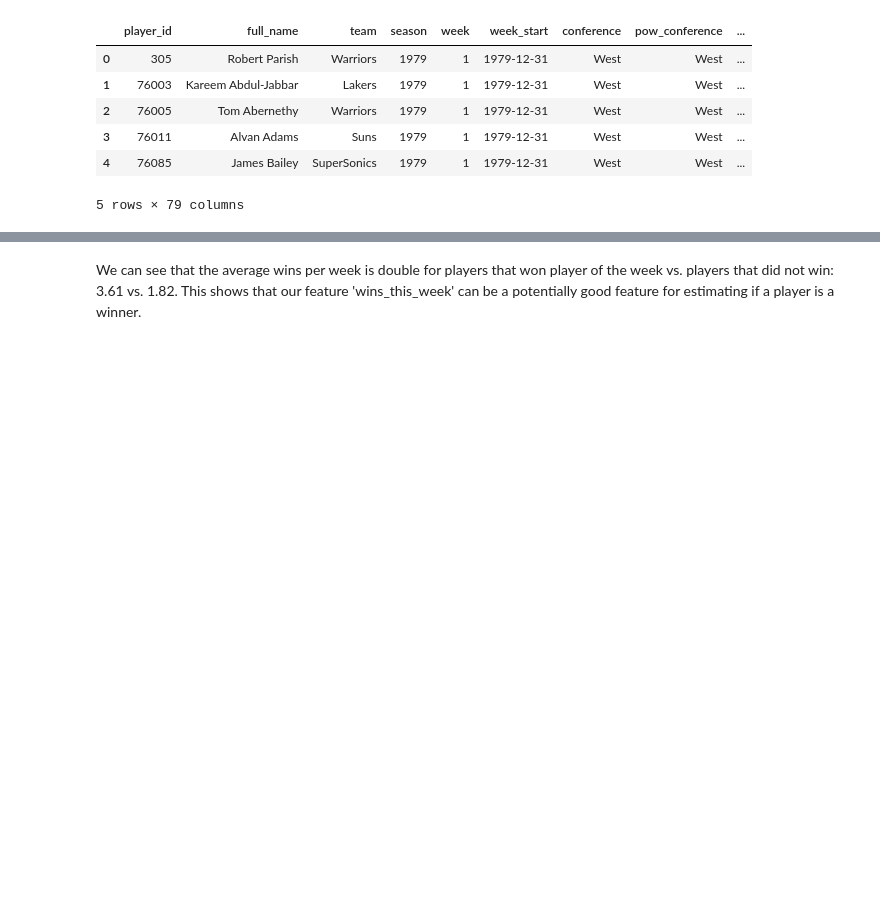
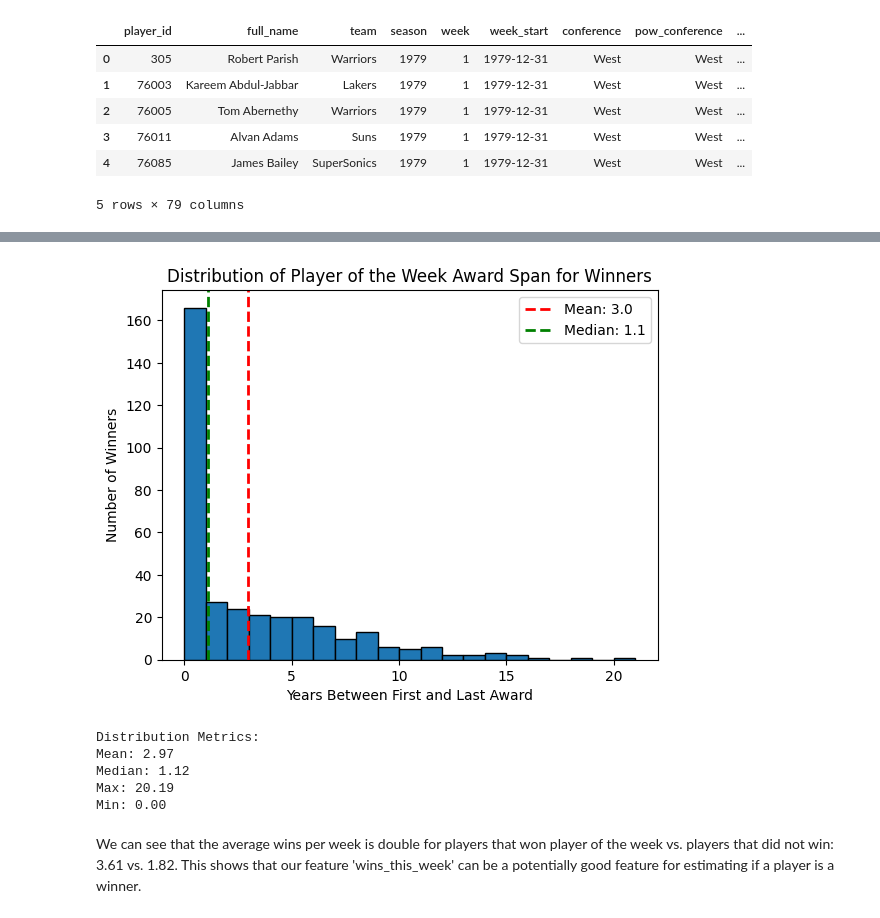
Before and after one commit to dejiandrew/nba-award-predictor, a Jupyter notebook: notebooks/game_EDA.ipynb, the cells around one changed output, grey strips where cells are left out. Saved outputs shown, nothing was run; the diff lists cells and outputs as text; code cells hidden in the pictures; blank space fills up the shorter version.

```diff
--- a/notebooks/game_EDA.ipynb
+++ b/notebooks/game_EDA.ipynb
@@ -54,2 +79,37 @@ Non-PoW avg wins: 1.82
+# %%
+# Distribution of time span of first to last player of the week award for winners
+pow_winners['award_week'] = pd.to_datetime(pow_winners['week_start'])
+award_span = pow_winners.groupby('full_name')['award_week'].agg(lambda x: (x.max() - x.min()).days / 365) # Calculates year(s)
+
+mean_span = award_span.mean()
+median_span = award_span.median()
+max_span = award_span.max()
+min_span = award_span.min()
+
+plt.hist(award_span, bins=range(0, int(award_span.max()) + 2), edgecolor='black')
+
+# Add vertical lines for statistics
+plt.axvline(mean_span, color='red', linestyle='--', linewidth=2, label=f'Mean: {mean_span:.1f}')
+plt.axvline(median_span, color='green', linestyle='--', linewidth=2, label=f'Median: {median_span:.1f}')
+
+
+plt.xlabel('Years Between First and Last Award')
+plt.ylabel('Number of Winners')
+plt.title('Distribution of Player of the Week Award Span for Winners')
+plt.legend()
+plt.show()
+
+print('Distribution Metrics:')
+print(f"Mean: {mean_span:.2f}")
+print(f"Median: {median_span:.2f}")
+print(f"Max: {max_span:.2f}")
+print(f"Min: {min_span:.2f}")
+# %% [output]
+[figure, added]
+Distribution Metrics:
+Mean: 2.97
+Median: 1.12
+Max: 20.19
+Min: 0.00
 # %% [markdown]
 We can see that the average wins per week is double for players that won player of the week vs. players that did not win: 3.61 vs. 1.82. This shows that our feature 'wins_this_week' can be a potentially good feature for estimating if a player is a winner.
```
Also changed, not shown: parts of 13 cells of this notebook, 4 other files.
